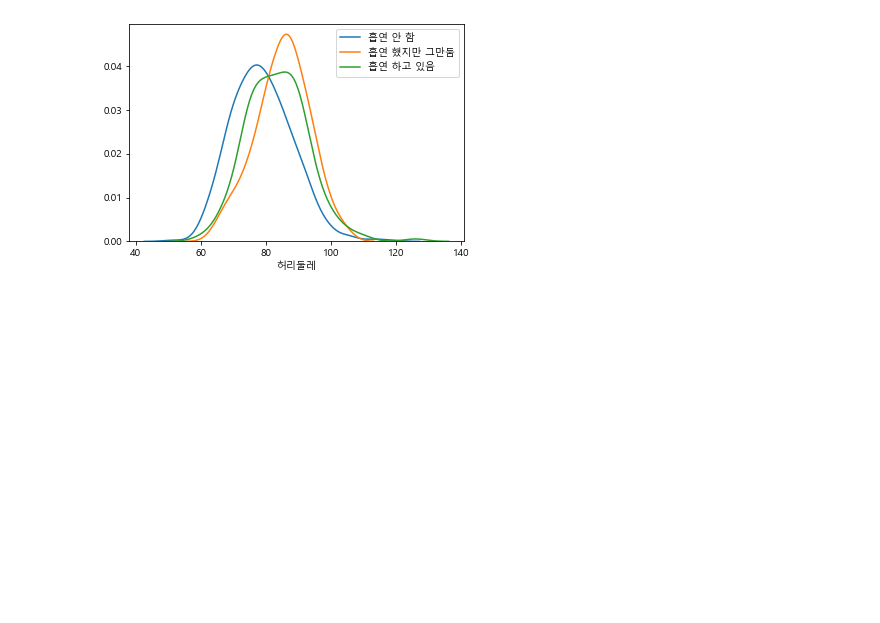
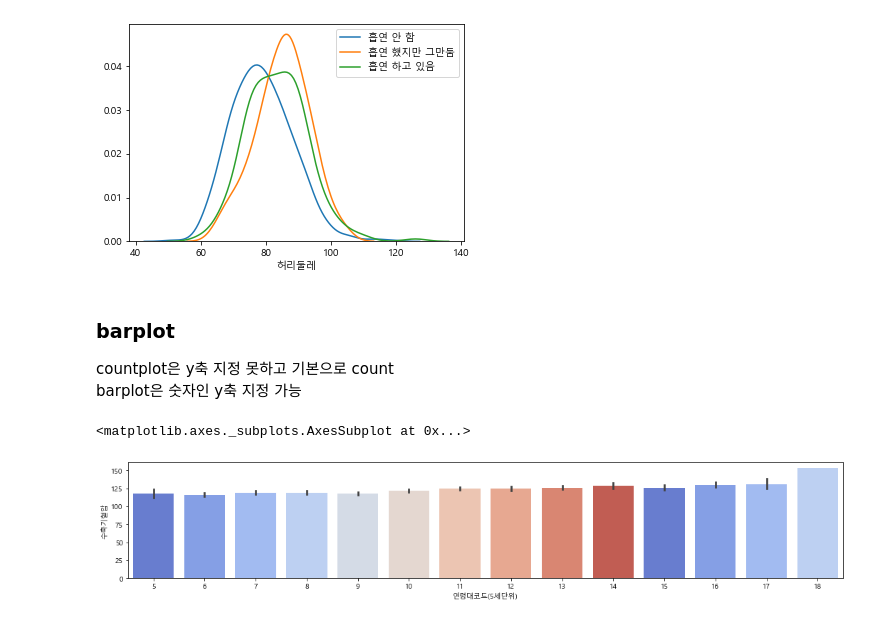
Before and after one commit to bwowby/DS, a Jupyter notebook: visualization_practice.ipynb, the cells around one changed output. Drawn from its saved outputs; the diff is of its cells as text; code cells hidden in the pictures; blank space fills up the shorter version.

Commit message:
barplot

```diff
--- a/visualization_practice.ipynb
+++ b/visualization_practice.ipynb
@@ -173,3 +175,14 @@ sns.distplot(three["허리둘레"], hist=False, label="흡연 하고 있음")
 # %% [output]
 <matplotlib.axes._subplots.AxesSubplot at 0x...>
 [figure]
+# %% [markdown]
+### barplot
+countplot은 y축 지정 못하고 기본으로 count
+barplot은 숫자인 y축 지정 가능
+# %%
+plt.figure(figsize=(18,3))
+sns.barplot(data=data, x="연령대코드(5세단위)", y="수축기혈압", palette = palette)
+#신뢰구간 : 신뢰구간 검은바 안에 있으면 outlier 가 아님
+# %% [output]
+<matplotlib.axes._subplots.AxesSubplot at 0x...>
+[figure, added]
```
Also changed, not shown: parts of 3 cells of this notebook.
